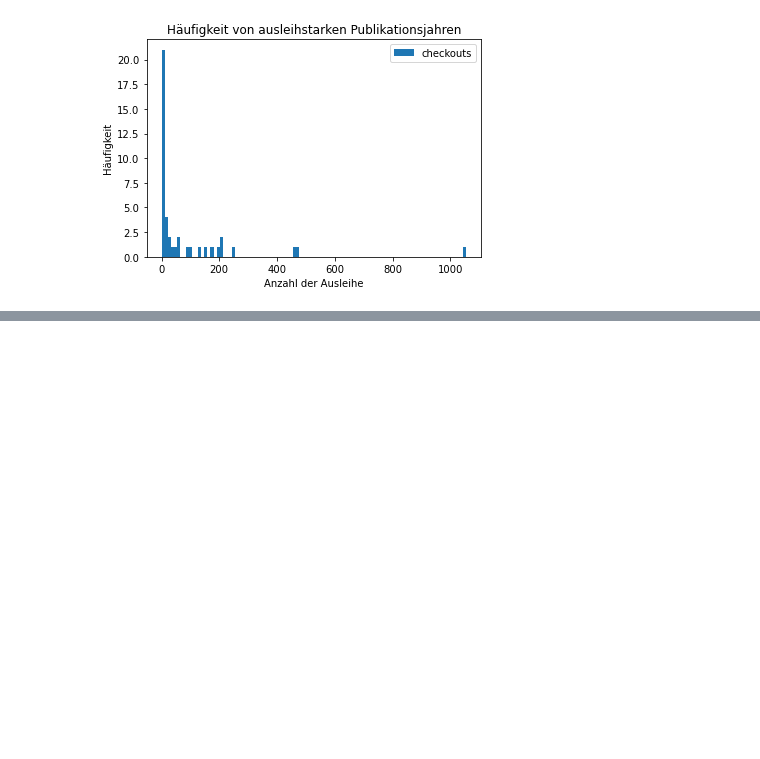
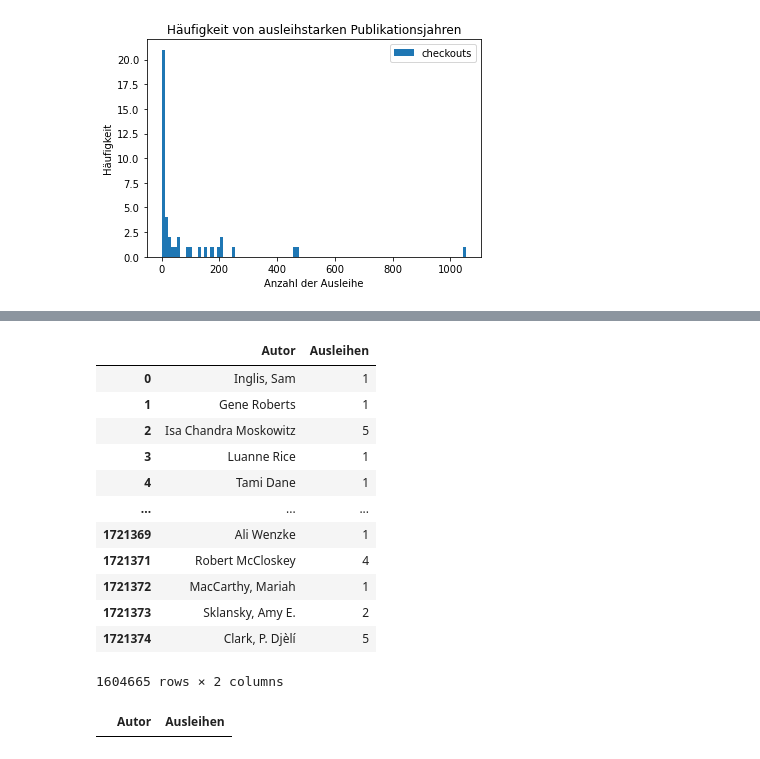
Before and after one commit to StephanieRehwald2/MALIS19-WPM9-Python-Aufgabe, a Jupyter notebook: Checkouts.ipynb, the cells around one changed output, grey strips where cells are left out. Saved outputs shown, nothing was run; the diff lists cells and outputs as text; code cells hidden in the pictures; blank space fills up the shorter version.

```diff
--- a/Checkouts.ipynb
+++ b/Checkouts.ipynb
@@ -406,0 +443,24 @@ plt.show()
+# %%
+# zunächst müssen NaN entfernt werden, da sonst die Suche nach einem Autor über "str.match" nicht funktioniert
+df_autoren = df_autoren[df_autoren["Autor"].notna()]
+# %%
+df_autoren
+# %% [output]
+|  | Autor | Ausleihen |
+| 0 | Inglis, Sam | 1 |
+| 1 | Gene Roberts | 1 |
+| 2 | Isa Chandra Moskowitz | 5 |
+| 3 | Luanne Rice | 1 |
+| 4 | Tami Dane | 1 |
+| ... | ... | ... |
+| 1721369 | Ali Wenzke | 1 |
+| 1721371 | Robert McCloskey | 4 |
+| 1721372 | MacCarthy, Mariah | 1 |
+| 1721373 | Sklansky, Amy E. | 2 |
+| 1721374 | Clark, P. Djèlí | 5 |
+1604665 rows × 2 columns
+# %%
+# Suche in der Spalte Autor nach "Lindgren"
+df[df["Autor"].str.match("Lindgren")]
+# %% [output]
+|  | Autor | Ausleihen |
```
Also changed, not shown: parts of 11 cells of this notebook.
